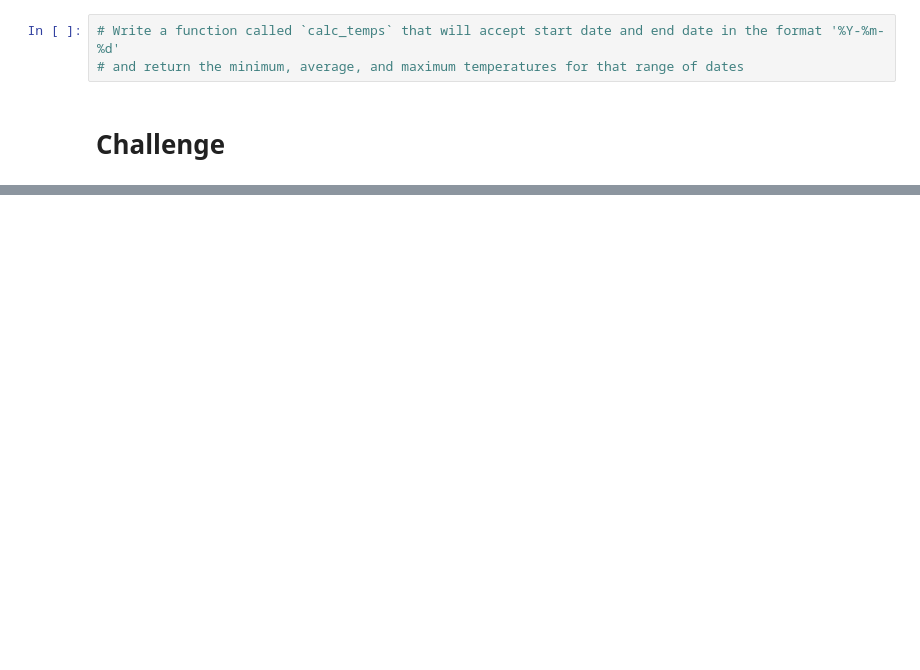
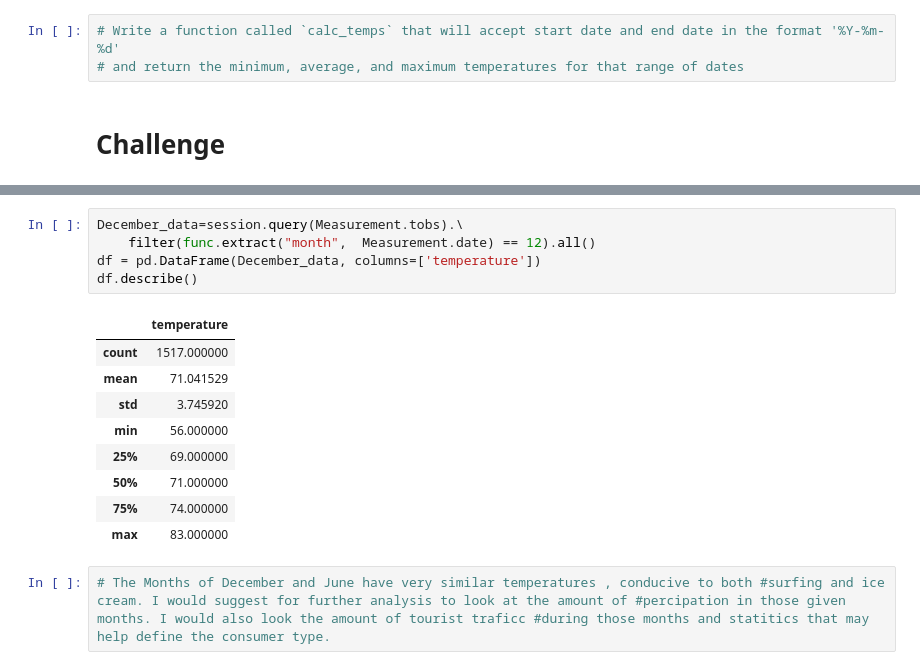
Before and after one commit to mlsterl1/surfs_up, a Jupyter notebook: climate_analysis.ipynb, the cells around one changed output, grey strips where cells are left out. Drawn from its saved outputs; the diff is of its cells as text; blank space fills up the shorter version.

```diff
--- a/climate_analysis.ipynb
+++ b/climate_analysis.ipynb
@@ -115,0 +131,17 @@ plt.tight_layout()
+# %%
+December_data=session.query(Measurement.tobs).\
+    filter(func.extract("month",  Measurement.date) == 12).all()
+df = pd.DataFrame(December_data, columns=['temperature'])
+df.describe()
+# %% [output]
+|  | temperature |
+| count | 1517.000000 |
+| mean | 71.041529 |
+| std | 3.745920 |
+| min | 56.000000 |
+| 25% | 69.000000 |
+| 50% | 71.000000 |
+| 75% | 74.000000 |
+| max | 83.000000 |
+# %%
+# The Months of December and June have very similar temperatures , conducive to both #surfing and ice cream. I would suggest for further analysis to look at the amount of #percipation in those given months. I would also look the amount of tourist traficc #during those months and statitics that may help define the consumer type.
```
Also changed, not shown: parts of 3 cells of this notebook.
